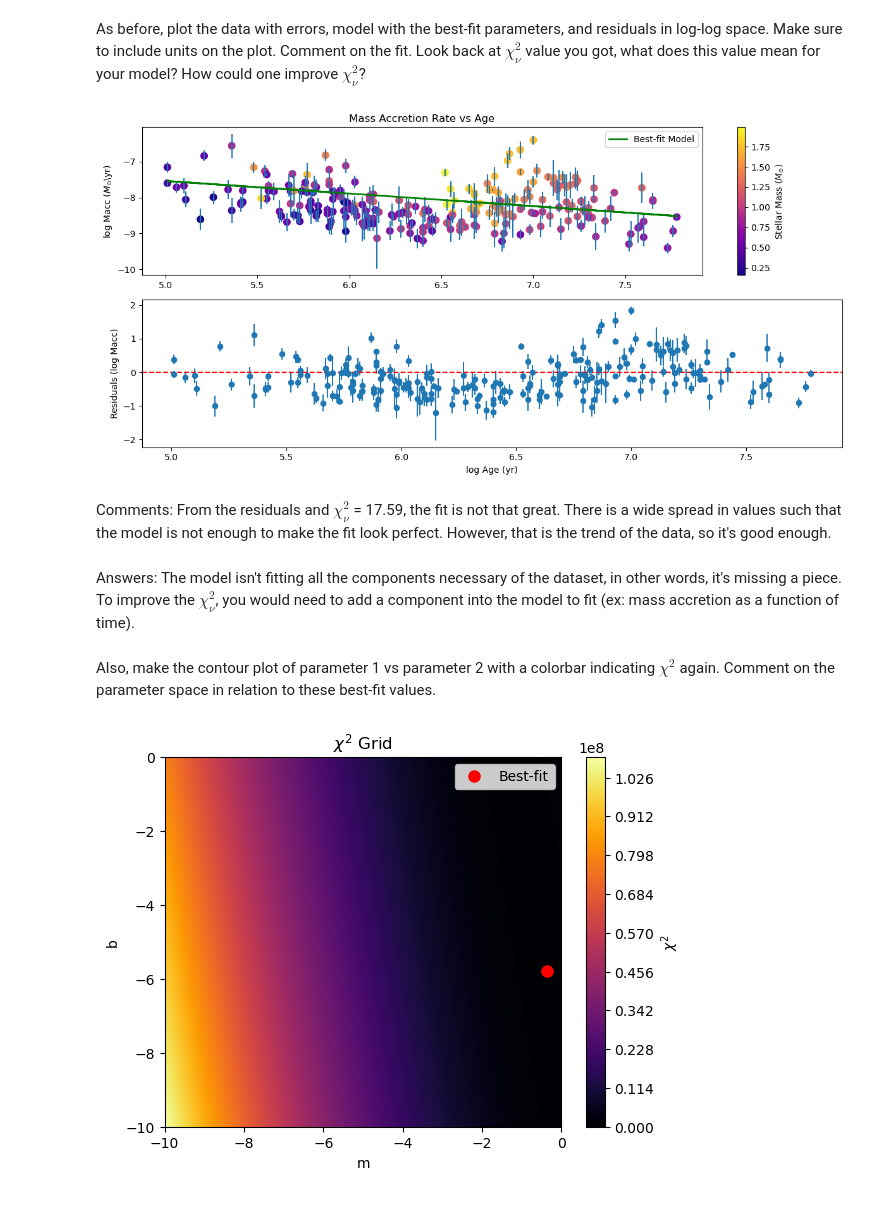
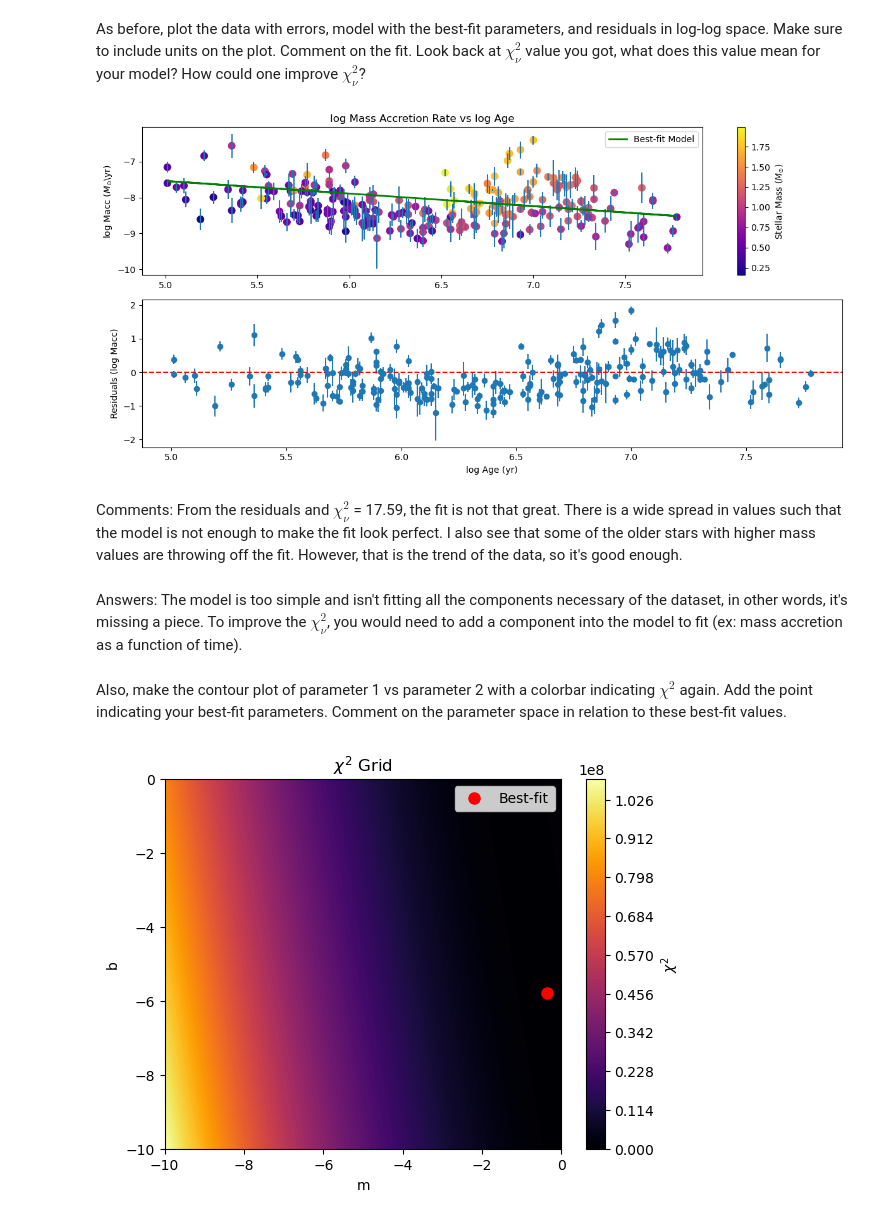
Before and after one commit to kparrine/MCMC_Project, a Jupyter notebook: Answer_Key.ipynb, the cells around one changed output. Drawn from its saved outputs; the diff is of its cells as text; code cells hidden in the pictures.

Commit message:
Updating the answer key to match the homework and adding in better responses to questions

```diff
--- a/Answer_Key.ipynb
+++ b/Answer_Key.ipynb
@@ -240,33 +254,34 @@ As before, plot the data with errors, model with the best-fit parameters, and re
 # %%
 model_best = linear_model(m_best, b_best, logage)
 residuals = logmacc - model_best
 
 fig, ax = plt.subplots(2, 1, figsize=(12,6), sharex=False)
 
 sc = ax[0].scatter(logage, logmacc, c=mass, cmap="plasma", s=60)
 ax[0].errorbar(logage, logmacc, yerr=err, fmt='none')
 ax[0].plot(logage, model_best, color="green", lw=2, label="Best-fit Model")
+ax[1].set_xlabel("log Age (yr)")
 ax[0].set_ylabel(r"log Macc ($M_{\odot}$\yr)")
 ax[0].set_title("log Mass Accretion Rate vs log Age")
 ax[0].legend()
 cbar = plt.colorbar(sc, ax=ax[0])
 cbar.set_label(r"Stellar Mass ($M_{\odot}$)")
 
 ax[1].errorbar(logage, residuals, yerr=err, fmt="o")
 ax[1].axhline(0, linestyle="--", color="red")
 ax[1].set_xlabel("log Age (yr)")
 ax[1].set_ylabel("Residuals (log Macc)")
 
 plt.tight_layout()
 plt.show()
 # %% [output]
-[figure, old version]
+[figure, new version]
 # %% [markdown]
-Comments: From the residuals and $\chi^{2}_{\nu}$ = 17.59, the fit is not that great. There is a wide spread in values such that the model is not enough to make the fit look perfect. However, that is the trend of the data, so it's good enough.
+Comments: From the residuals and $\chi^{2}_{\nu}$ = 17.59, the fit is not that great. There is a wide spread in values such that the model is not enough to make the fit look perfect. I also see that some of the older stars with higher mass values are throwing off the fit. However, that is the trend of the data, so it's good enough.
 # %% [markdown]
-Answers: The model isn't fitting all the components necessary of the dataset, in other words, it's missing a piece. To improve the $\chi^{2}_{\nu}$, you would need to add a component into the model to fit (ex: mass accretion as a function of time).
+Answers: The model is too simple and isn't fitting all the components necessary of the dataset, in other words, it's missing a piece. To improve the $\chi^{2}_{\nu}$, you would need to add a component into the model to fit (ex: mass accretion as a function of time).
 # %% [markdown]
-Also, make the contour plot of parameter 1 vs parameter 2 with a colorbar indicating $\chi^{2}$ again. Comment on the parameter space in relation to these best-fit values.
+Also, make the contour plot of parameter 1 vs parameter 2 with a colorbar indicating $\chi^{2}$ again. Add the point indicating your best-fit parameters. Comment on the parameter space in relation to these best-fit values.
 # %%
 cp = plt.contourf(m_grid, b_grid, chi2_grid.T, levels=200, cmap="inferno")
 plt.colorbar(cp, label=r"$\chi^{2}$")
```
Also changed, not shown: parts of 25 cells of this notebook.
